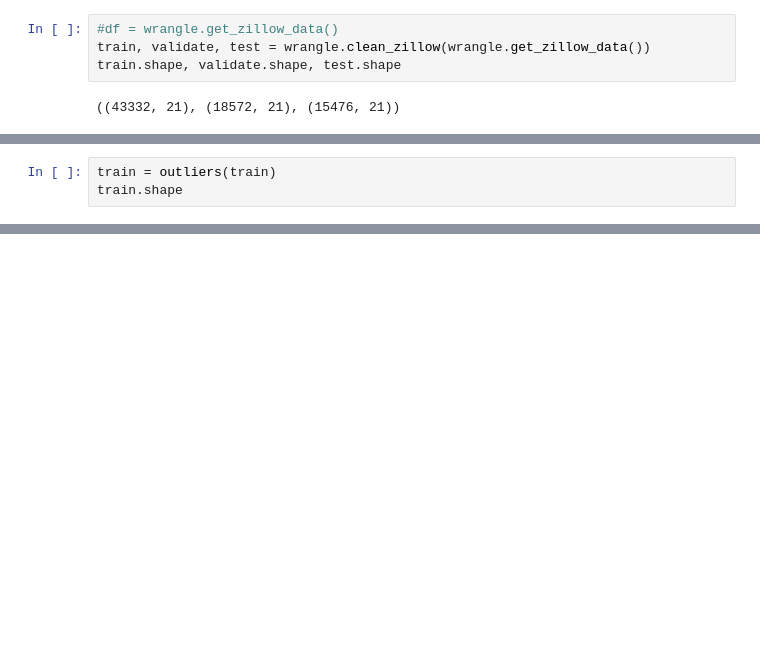
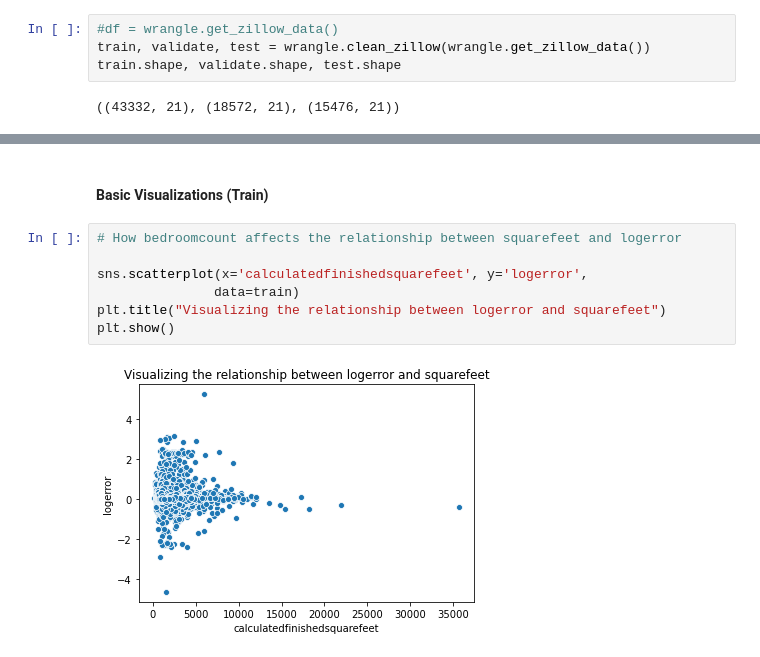
Before and after one commit to CSolitaire/clustering-exercises, a Jupyter notebook: project_exploration_test.ipynb, the cells around one changed output, grey strips where cells are left out. Saved outputs shown, nothing was run; the diff lists cells and outputs as text; blank space fills up the shorter version.

Commit message:
Basic Exploration

```diff
--- a/project_exploration_test.ipynb
+++ b/project_exploration_test.ipynb
@@ -44,3 +28,0 @@ def outliers(train):
-# %%
-train = outliers(train)
-train.shape
@@ -123,0 +36,11 @@ oc_trial.shape
+# %% [markdown]
+#### Basic Visualizations (Train)
+# %%
+# How bedroomcount affects the relationship between squarefeet and logerror
+
+sns.scatterplot(x='calculatedfinishedsquarefeet', y='logerror',
+               data=train)
+plt.title("Visualizing the relationship between logerror and squarefeet")
+plt.show()
+# %% [output]
+[figure, added]
```
Also changed, not shown: parts of 23 cells of this notebook.
